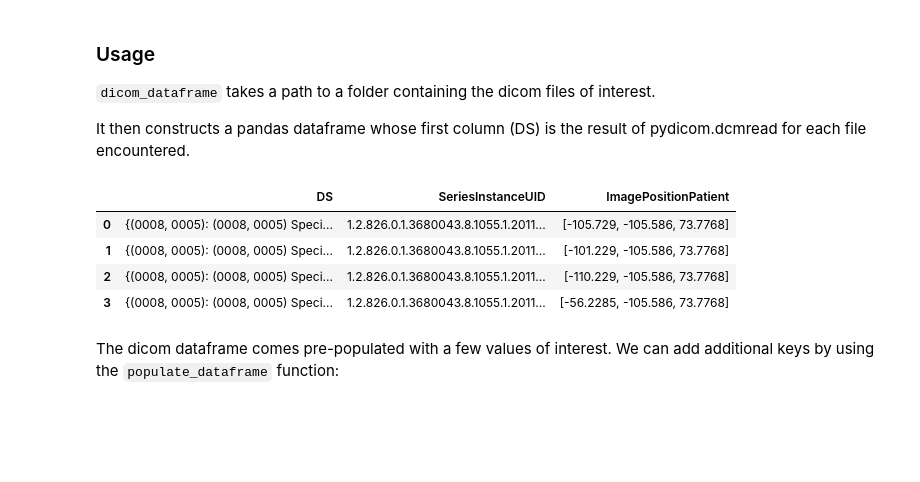
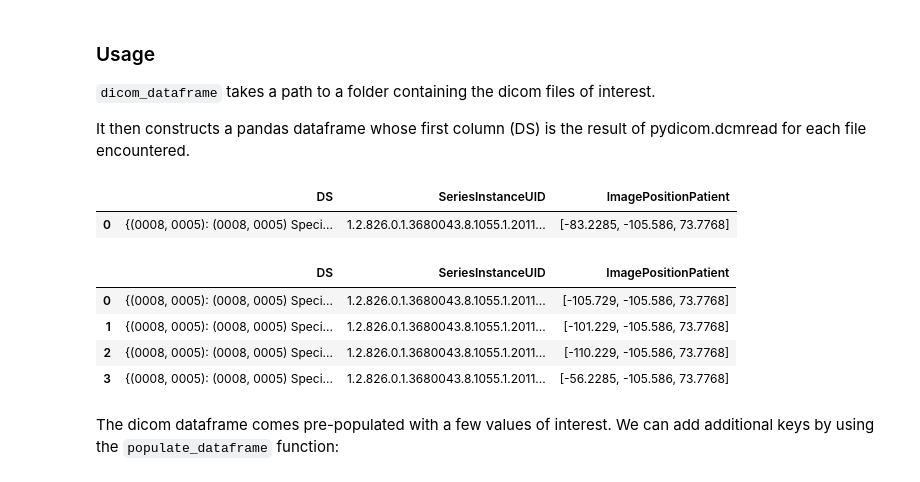
Before and after one commit to UCSF-intelligent-imaging/I2T2, a Jupyter notebook: nbs/00_io.ipynb, the cells around one changed output. Cells and saved outputs as stored; diff of their text form; code cells hidden in the pictures; blank space fills up the shorter version.

Commit message:
add option to get a single dicom from directory

```diff
--- a/nbs/00_io.ipynb
+++ b/nbs/00_io.ipynb
@@ -28,6 +28,25 @@ except ImportError:
 Successfully imported GDCM
 # %% [markdown]
 ## Loading dicom data
+# %%
+#export
+def _get_dcm_paths_from_folderpath(path_to_dicom_dir, dicom_extension='DCM'):
+    """
+    Returns a list of paths to dicom files within a directory.
+    Attributes:
+        path_to_dicom_dir (str): path to folder containing dicoms.
+        dicom_extension (str): case insensitive str with dicom extension.
+    Returns:
+        dcm_paths_list (list): list of paths to dicom files.
+    """
+    if not path_to_dicom_dir.endswith(('/')):
+        path_to_dicom_dir = f"{path_to_dicom_dir}/"
+
+    filenames_list = os.listdir(path_to_dicom_dir)
+
+    dcm_paths_list = [os.path.join(path_to_dicom_dir, name) for name in filenames_list if str.lower(dicom_extension) in str.lower(name)]
+
+    return(dcm_paths_list)
 # %%
 #export
 def _read_dicom_from_file(dicom_file_path):
@@ -125,16 +144,21 @@ class dicom_dataframe:
     subsequent filtering, sorting and data loading.
     """
 
-    def __init__(self, path_to_dicom_dir, dicom_extension='dcm'):
+    def __init__(self, path_to_dicom_dir, dicom_extension='dcm', read_single_random_dcm=False):
         if not path_to_dicom_dir.endswith(('/')):
             path_to_dicom_dir = f"{path_to_dicom_dir}/"
 
         df = pd.DataFrame()
-        df['filename'] = os.listdir(path_to_dicom_dir)
-        df['pathname'] = path_to_dicom_dir + df['filename']
+        list_of_paths = _get_dcm_paths_from_folderpath(path_to_dicom_dir, dicom_extension)
 
-        #select only files containing the desired extension
-        df = df[df['pathname'].str.lower().str.contains(dicom_extension.lower())]
+        if read_single_random_dcm:
+            import random
+            list_of_paths = random.sample(list_of_paths, 1)
+
+        df['pathname'] = list_of_paths
+
+        #to get the filenames just remove the path from it
+        df['filename'] = df['pathname'].str.replace(path_to_dicom_dir, '')
 
         if df.empty:
             raise ValueError('Empty dataframe! Incorrect dicom extension?')
@@ -220,15 +244,24 @@ DATA_ROOT = pkg_resources.resource_filename('I2T2', 'data')
 
 data_path = os.path.join(DATA_ROOT,'knee')
 # %%
-dcm_df = dicom_dataframe(path_to_dicom_dir=data_path, dicom_extension='DCM')
+# to read a single, random dicom file from the entire directory
+dcm_df = dicom_dataframe(path_to_dicom_dir=data_path, dicom_extension='DCM', read_single_random_dcm=True)
 
 dcm_df.dataframe.head(4)
 # %% [output]
 |  | DS | SeriesInstanceUID | ImagePositionPatient |
-| 0 | {(0008, 0005): (0008, 0005) Speci... | 1.2.826.0.1.3680043.8.1055.1.2011... | [-105.729, -105.586, 73.7768] |
-| 1 | {(0008, 0005): (0008, 0005) Speci... | 1.2.826.0.1.3680043.8.1055.1.2011... | [-101.229, -105.586, 73.7768] |
-| 2 | {(0008, 0005): (0008, 0005) Speci... | 1.2.826.0.1.3680043.8.1055.1.2011... | [-110.229, -105.586, 73.7768] |
-| 3 | {(0008, 0005): (0008, 0005) Speci... | 1.2.826.0.1.3680043.8.1055.1.2011... | [-56.2285, -105.586, 73.7768] |
+| 0 | {(0008, 0005): (0008, 0005) Speci... | 1.2.826.0.1.3680043.8.1055.1.2011... | [-83.2285, -105.586, 73.7768] |
+# %%
+# to read all the dicoms and save them to a pandas dataframe
+dcm_df = dicom_dataframe(path_to_dicom_dir=data_path)
+
+dcm_df.dataframe.head(4)
+# %% [output]
+|  | DS | SeriesInstanceUID | ImagePositionPatient |
+| 0 | {(0008, 0005): (0008, 0005) Speci... | 1.2.826.0.1.3680043.8.1055.1.2011... | [-105.729, -105.586, 73.7768] |
+| 1 | {(0008, 0005): (0008, 0005) Speci... | 1.2.826.0.1.3680043.8.1055.1.2011... | [-101.229, -105.586, 73.7768] |
+| 2 | {(0008, 0005): (0008, 0005) Speci... | 1.2.826.0.1.3680043.8.1055.1.2011... | [-110.229, -105.586, 73.7768] |
+| 3 | {(0008, 0005): (0008, 0005) Speci... | 1.2.826.0.1.3680043.8.1055.1.2011... | [-56.2285, -105.586, 73.7768] |
 # %% [markdown]
 The dicom dataframe comes pre-populated with a few values of interest. We can add additional keys by using the `populate_dataframe` function:
 # %%
```
Also changed, not shown: 2 other files.
